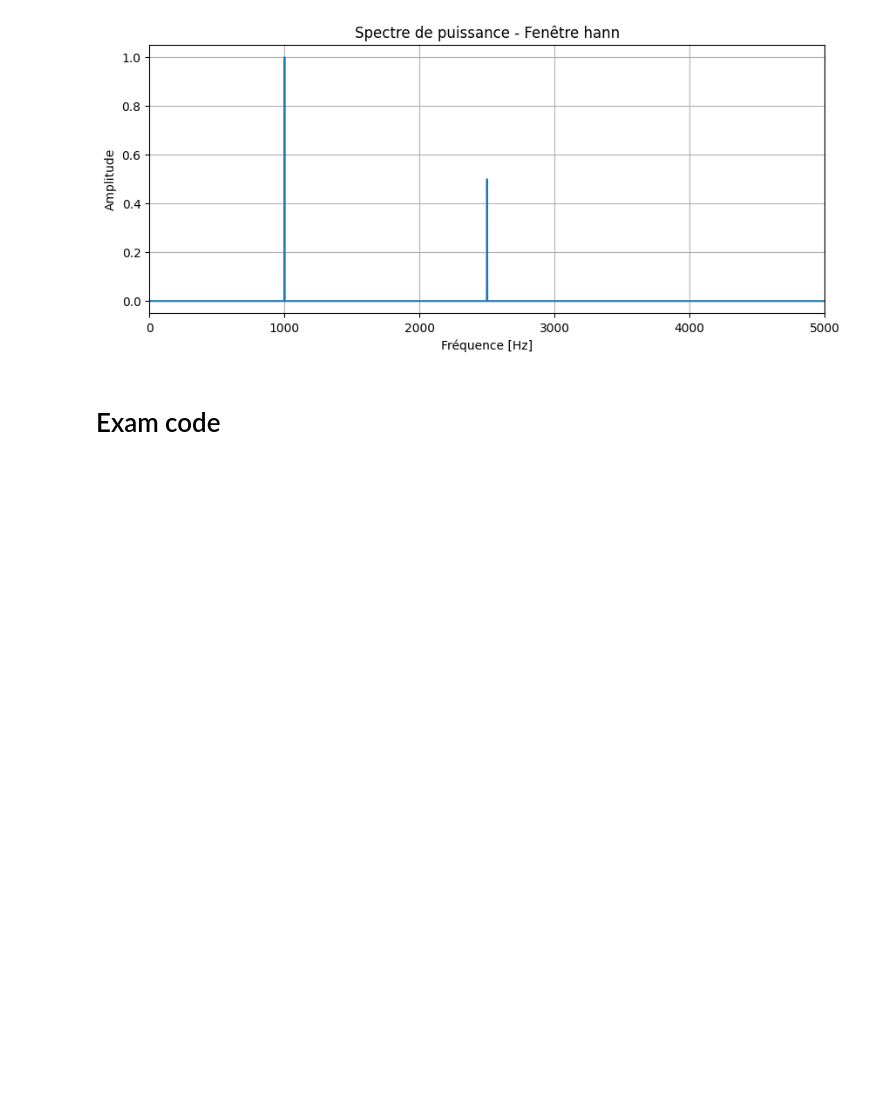
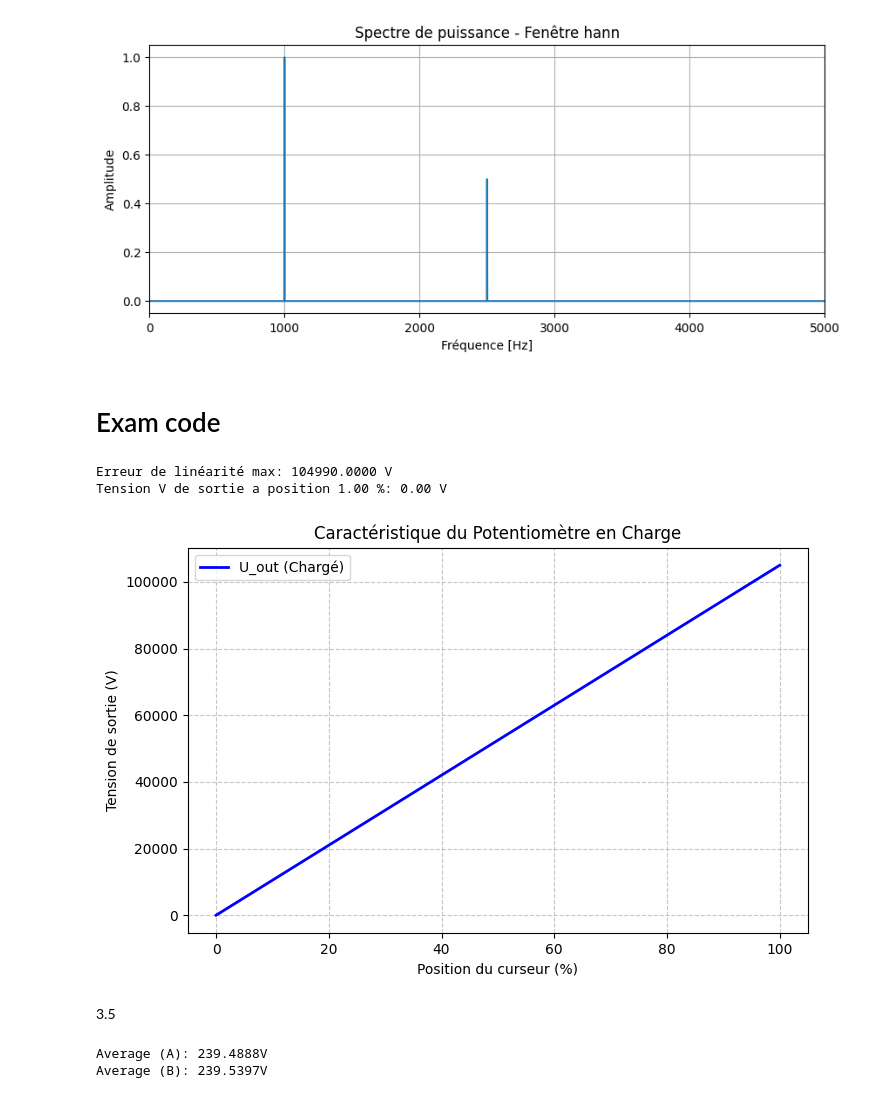
Before and after one commit to Arctic17/Blue-Napkin, a Jupyter notebook: Instrumentation/Z-Instru-CodeBase.ipynb, the cells around one changed output. Drawn from its saved outputs; the diff is of its cells as text; code cells hidden in the pictures; blank space fills up the shorter version.

```diff
--- a/Instrumentation/Z-Instru-CodeBase.ipynb
+++ b/Instrumentation/Z-Instru-CodeBase.ipynb
@@ -1443,3 +1514,78 @@ Amplitude réelle    : 1.0000
 [figure]
 # %% [markdown]
 # Exam code
+# %%
+# --- VALEURS D'ENTRÉE ---
+V1 = 10            # Tension d'alimentation [V]
+R_pot = 10000.0     # Résistance totale du potentiomètre [Ohm]
+R_load = 500.0     # Résistance de charge RL [Ohm]
+Pos_mes = 0        # Position du Pot 0-99
+
+# FIX: Créer une plage de 0 à 100% pour voir la courbe
+positions_pct = np.linspace(0, 100, 50)
+
+# Listes pour stocker les résultats du graphique
+x_plot = []
+y_plot = []
+
+# --- CALCUL ---
+for pos in positions_pct:
+    a = pos / 100.0
+
+    U_out = (V1) * a*(R_pot + R_load)
+
+    x_plot.append(pos)
+    y_plot.append(U_out)
+
+
+y_ideal = positions_pct / 100.0 * V1
+error_linearity = np.max(np.abs(y_ideal - y_plot))
+print(f"Erreur de linéarité max: {error_linearity:.4f} V")
+
+print(f"Tension V de sortie a position {Pos_mes+1:.2f} %: {y_plot[ int(Pos_mes/2)]:.2f} V")
+# %% [output]
+Erreur de linéarité max: 104990.0000 V
+Tension V de sortie a position 1.00 %: 0.00 V
+# %%
+# --- GRAPHIQUE ---
+plt.figure(figsize=(8, 5))
+plt.style.use('default') # Force le fond blanc
+
+plt.plot(x_plot, y_plot, color='blue', linewidth=2, label='U_out (Chargé)')
+
+# AJOUT DES LABELS ET DE LA GRILLE (Avant plt.show)
+plt.title("Caractéristique du Potentiomètre en Charge")
+plt.xlabel("Position du curseur (%)")
+plt.ylabel("Tension de sortie (V)")
+plt.grid(True, linestyle='--', alpha=0.7) # Crée la grille en pointillés
+plt.legend()
+
+plt.show()
+# %% [output]
+[figure, added]
+# %% [markdown]
+3.5
+# %%
+# 1. Load the data (assuming comma-separated)
+# Skip headers if you have them by adding: skiprows=1
+data = np.genfromtxt('mesure_poids.csv', delimiter=',')
+
+# 2. Extract columns
+# Column 0 is time (8s -> 0s), Column 1 is the voltage/output
+time = data[:, 0]
+values = data[:, 1]
+
+# 3. Define masks for the time ranges
+# Note: NumPy handles descending time automatically with these conditions
+mask_A = (time >= 0) & (time <= 2)
+mask_B = (time >= 3) & (time <= 8)
+
+# 4. Calculate averages
+avg_A = np.mean(values[mask_A])
+avg_B = np.mean(values[mask_B])
+
+print(f"Average (A): {avg_A:.4f}V")
+print(f"Average (B): {avg_B:.4f}V")
+# %% [output]
+Average (A): 239.4888V
+Average (B): 239.5397V
```
Also changed, not shown: parts of 10 cells of this notebook, 11 other files.
